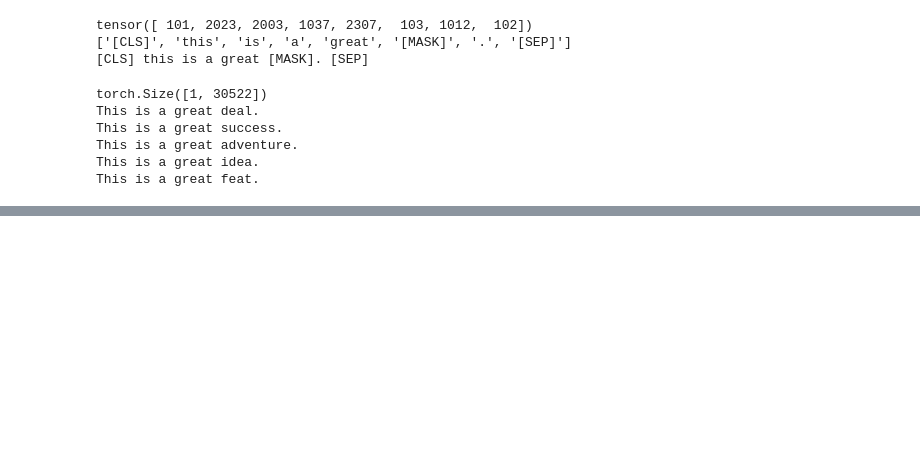
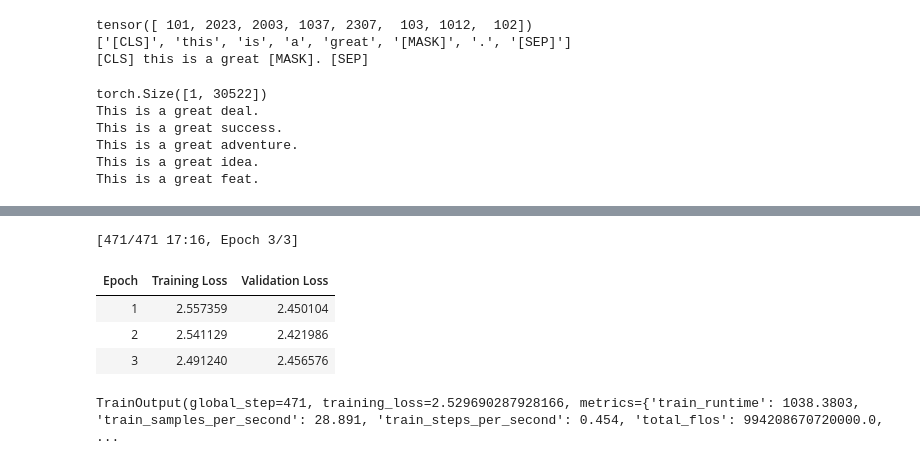
Before and after one commit to KhaledAlnobani/huggingface-course-notebooks, a Jupyter notebook: Fine-tuning a masked language model/main.ipynb, the cells around one changed output, grey strips where cells are left out. Saved outputs shown, nothing was run; the diff lists cells and outputs as text; code cells hidden in the pictures; blank space fills up the shorter version.

```diff
--- a/Fine-tuning a masked language model/main.ipynb
+++ b/Fine-tuning a masked language model/main.ipynb
@@ -59,0 +173,4 @@ print(dataset["train"].shape)
+# %%
+from transformers import DataCollatorForLanguageModeling
+
+data_collator = DataCollatorForLanguageModeling(tokenizer=tokenizer, mlm_probability=0.15)
@@ -59,0 +237,8 @@ print(dataset["train"].shape)
+# %%
+train_size = 10_000
+test_size = int(0.1 * train_size)
+
+downsampled_dataset = lm_datasets["train"].train_test_split(
+    train_size=train_size, test_size=test_size, seed=42
+)
+downsampled_dataset
@@ -59,0 +260,30 @@ print(dataset["train"].shape)
+# %%
+from transformers import TrainingArguments
+
+batch_size = 64
+# Show the training loss with every epoch
+logging_steps = len(downsampled_dataset["train"]) // batch_size
+model_name = model_checkpoint.split("/")[-1]
+
+training_args = TrainingArguments(
+    output_dir=f"{model_name}-finetuned-imdb",
+    eval_strategy="epoch",
+    learning_rate=2e-5,
+    weight_decay=0.01,
+    per_device_train_batch_size=batch_size,
+    per_device_eval_batch_size=batch_size,
+    push_to_hub=True,
+    fp16=True,
+    logging_steps=logging_steps,
+)
+# %%
+from transformers import Trainer
+
+trainer = Trainer(
+    model=model,
+    args=training_args,
+    train_dataset=downsampled_dataset["train"],
+    eval_dataset=downsampled_dataset["test"],
+    data_collator=data_collator,
+    processing_class=tokenizer,
+)
@@ -59,0 +300,9 @@ print(dataset["train"].shape)
+# %%
+trainer.train()
+# %% [output]
+[471/471 17:16, Epoch 3/3]
+| Epoch | Training Loss | Validation Loss |
+| 1 | 2.557359 | 2.450104 |
+| 2 | 2.541129 | 2.421986 |
+| 3 | 2.491240 | 2.456576 |
+TrainOutput(global_step=471, training_loss=2.529690287928166, metrics={'train_runtime': 1038.3803, 'train_samples_per_second': 28.891, 'train_steps_per_second': 0.454, 'total_flos': 994208670720000.0, ...
```
Also changed, not shown: parts of 35 cells of this notebook.
